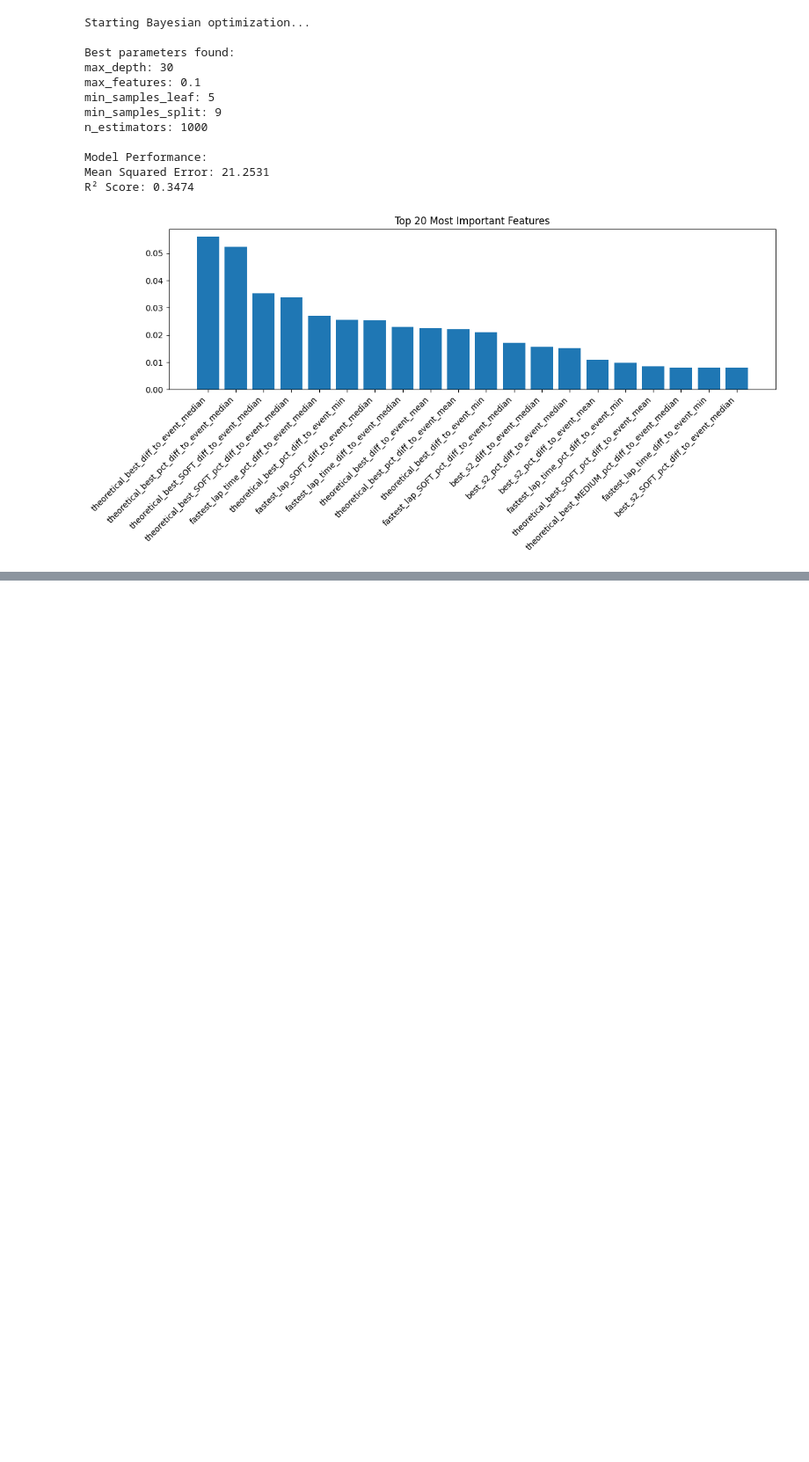
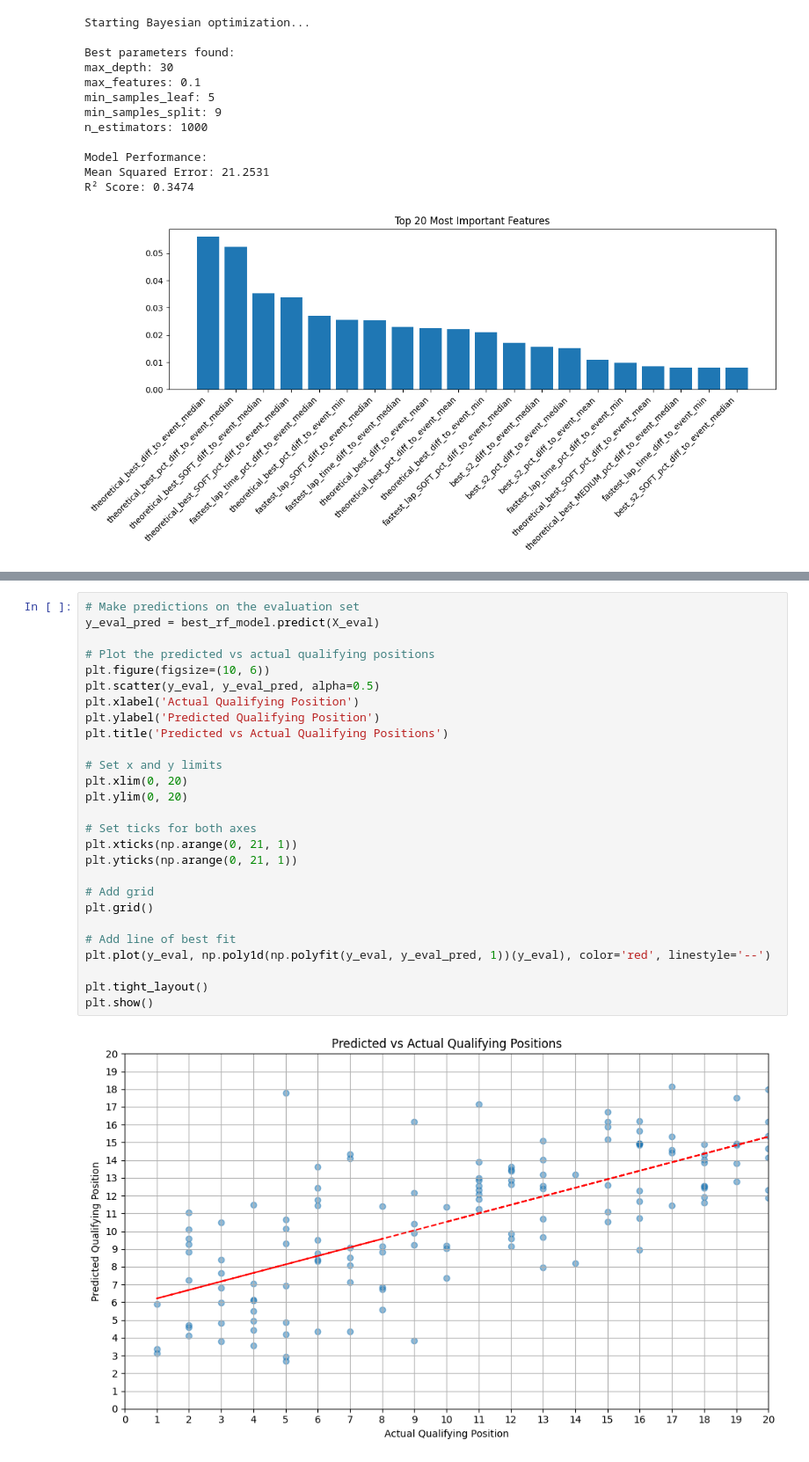
Before and after one commit to ATRedshaw/f1-forecasting, a Jupyter notebook: notebooks/qualifying_model.ipynb, the cells around one changed output, grey strips where cells are left out. Shown at 88% size. Cells and saved outputs as stored; diff of their text form; blank space fills up the shorter version.

Commit message:
Exploration of probabiliy distributions and model application on eval set.

```diff
--- a/notebooks/qualifying_model.ipynb
+++ b/notebooks/qualifying_model.ipynb
@@ -127,0 +139,29 @@ R² Score: 0.3474
+# %%
+# Make predictions on the evaluation set
+y_eval_pred = best_rf_model.predict(X_eval)
+
+# Plot the predicted vs actual qualifying positions
+plt.figure(figsize=(10, 6))
+plt.scatter(y_eval, y_eval_pred, alpha=0.5)
+plt.xlabel('Actual Qualifying Position')
+plt.ylabel('Predicted Qualifying Position')
+plt.title('Predicted vs Actual Qualifying Positions')
+
+# Set x and y limits
+plt.xlim(0, 20)
+plt.ylim(0, 20)
+
+# Set ticks for both axes
+plt.xticks(np.arange(0, 21, 1))
+plt.yticks(np.arange(0, 21, 1))
+
+# Add grid
+plt.grid()
+
+# Add line of best fit
+plt.plot(y_eval, np.poly1d(np.polyfit(y_eval, y_eval_pred, 1))(y_eval), color='red', linestyle='--')
+
+plt.tight_layout()
+plt.show()
+# %% [output]
+[figure, added]
```
Also changed, not shown: parts of 7 cells of this notebook, 2 other files.
